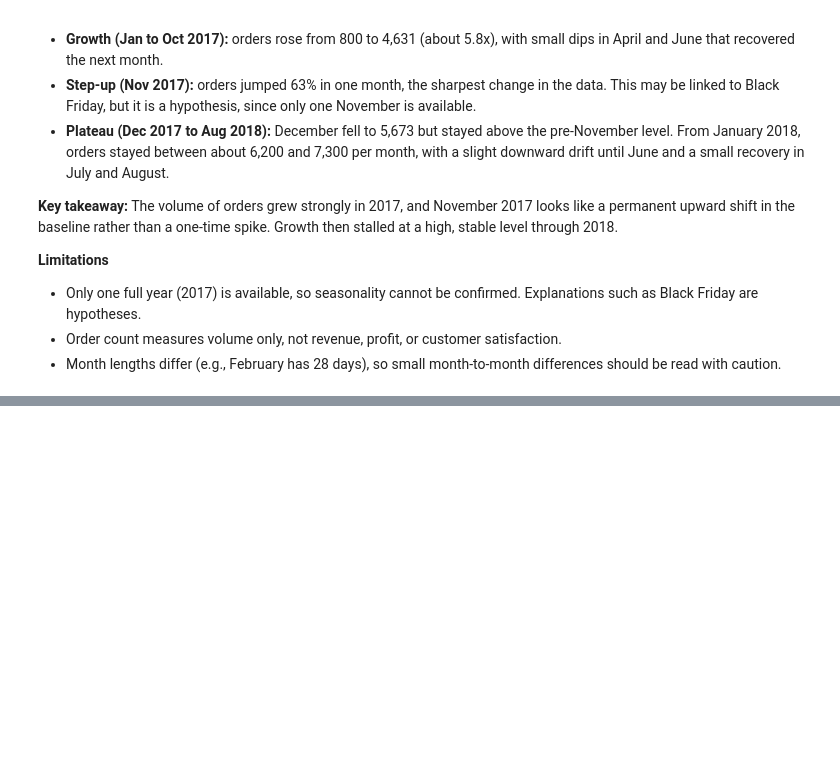
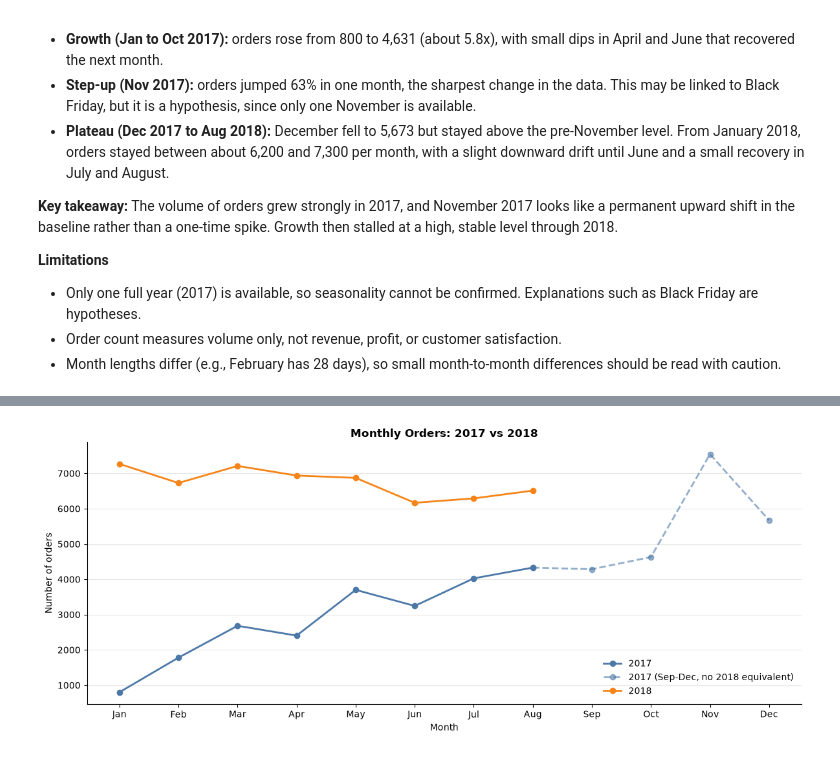
Before and after one commit to Abolfazl-Moradi006/Olist-data-analysis, a Jupyter notebook: Notebooks/3_Order Status & Time Trend Analysis.ipynb, the cells around one changed output, grey strips where cells are left out. Drawn from its saved outputs; the diff is of its cells as text; code cells hidden in the pictures; blank space fills up the shorter version.

```diff
--- a/Notebooks/3_Order Status & Time Trend Analysis.ipynb
+++ b/Notebooks/3_Order Status & Time Trend Analysis.ipynb
@@ -243,0 +247,8 @@ plt.show()
+# %%
+# Valid analysis window
+START = pd.Timestamp("2017-01-01")
+END   = pd.Timestamp("2018-08-01")   # last valid month (month-start date)
+
+#monthly order per year in valid range
+valid_range = monthly_order.loc[monthly_order["month_start"].between(START,END)]
+display(valid_range[["month_start" , "order_year" ,"order_month","month_abbr" ,"orders_count"]])
@@ -243,0 +308,32 @@ plt.show()
+# %%
+#comparable chart (year 2017 vs 2018)
+# Pivot: rows = month number, columns = year
+yoy = (monthly_order[monthly_order["order_year"].isin([2017, 2018])]
+       .pivot(index="order_month", columns="order_year", values="orders_count"))
+
+# 2018 is only valid through August
+yoy_2018 = yoy[2018].where(yoy.index <= 8)
+
+month_labels = valid_range.loc[valid_range["order_year"] == 2017,"month_abbr"]
+
+fig, ax = plt.subplots(figsize=(12, 5))
+
+# 2017: solid for Jan-Aug (comparable), dashed for Sep-Dec (context only)
+ax.plot(yoy.index[:8], yoy[2017][:8], marker="o", color="#4C78A8", linewidth=2, label="2017")
+ax.plot(yoy.index[7:], yoy[2017][7:], marker="o", color="#4C78A8", linewidth=2,
+        linestyle="--", alpha=0.6, label="2017 (Sep-Dec, no 2018 equivalent)")
+
+ax.plot(yoy.index[:8], yoy_2018[:8], marker="o", color="#F58518", linewidth=2, label="2018")
+
+ax.set_xticks(range(1, 13))
+ax.set_xticklabels(month_labels)
+ax.set_title("Monthly Orders: 2017 vs 2018", fontweight="bold")
+ax.set_xlabel("Month")
+ax.set_ylabel("Number of orders")
+ax.grid(axis="y", alpha=0.3)
+ax.spines[["top", "right"]].set_visible(False)
+ax.legend(frameon=False)
+plt.tight_layout()
+plt.show()
+# %% [output]
+[figure, added]
```
Also changed, not shown: parts of 4 cells of this notebook.
